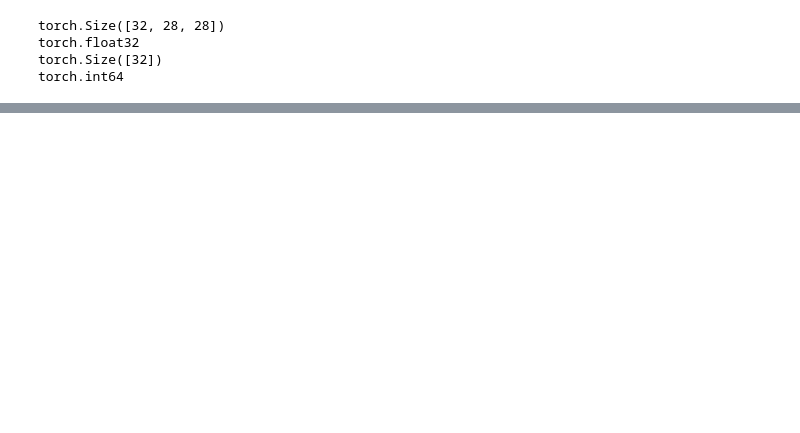
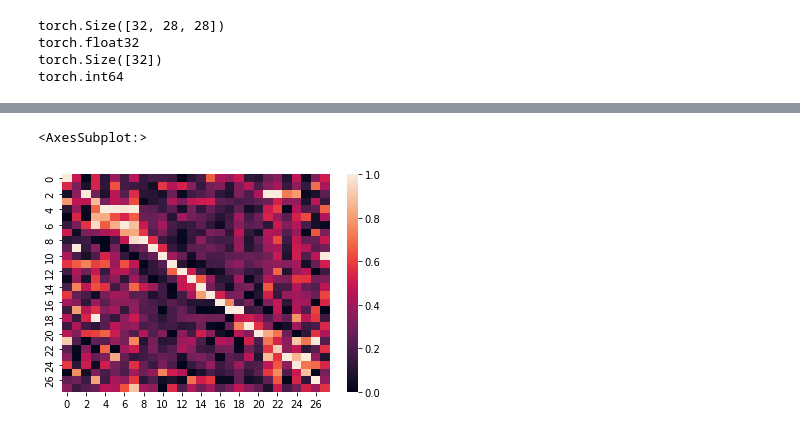
Before and after one commit to amar-enkhbat/thesis-2022, a Jupyter notebook: train_on_mnist.ipynb, the cells around one changed output, grey strips where cells are left out. Saved outputs shown, nothing was run; the diff lists cells and outputs as text; code cells hidden in the pictures; blank space fills up the shorter version.

```diff
--- a/train_on_mnist.ipynb
+++ b/train_on_mnist.ipynb
@@ -269,0 +156,11 @@ Time per epoch:  1.96 sec
+# %%
+from sklearn.preprocessing import MinMaxScaler
+
+scaler = MinMaxScaler()
+
+adj_norm = scaler.fit_transform(adj)
+# %%
+sns.heatmap(adj_norm)
+# %% [output]
+<AxesSubplot:>
+[figure, added]
```
Also changed, not shown: parts of 20 cells of this notebook.
